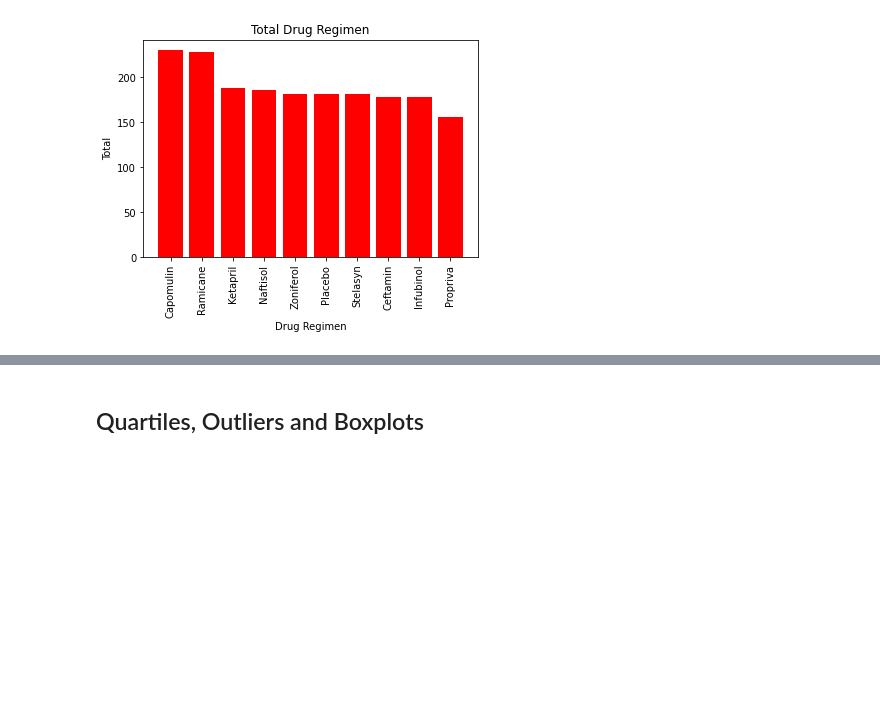
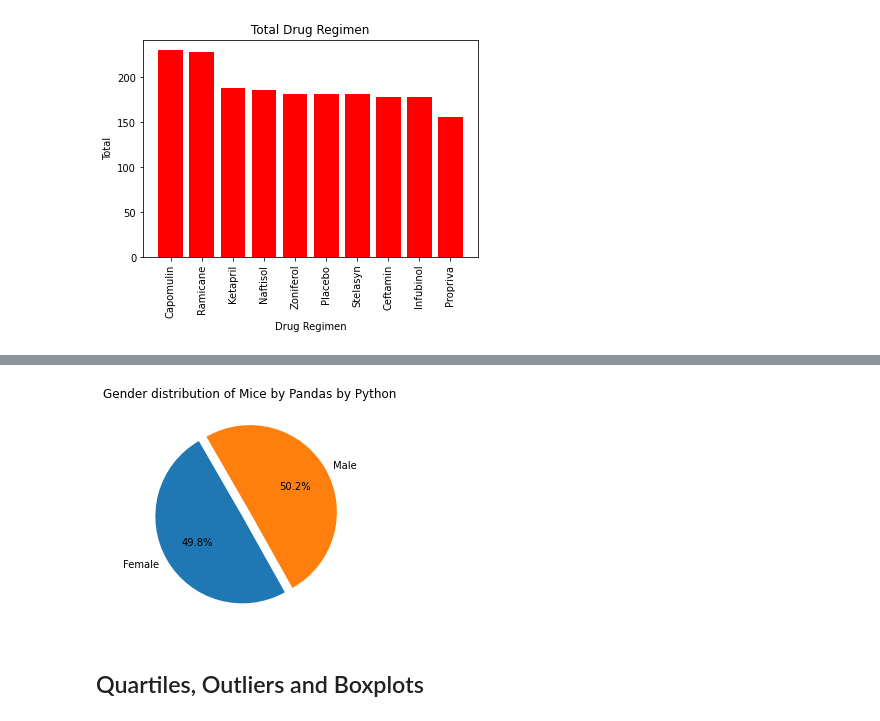
Before and after one commit to nt1983/Matplot-challenge, a Jupyter notebook: pymaceuticals_starter.ipynb, the cells around one changed output, grey strips where cells are left out. Cells and saved outputs as stored; diff of their text form; code cells hidden in the pictures; blank space fills up the shorter version.

```diff
--- a/pymaceuticals_starter.ipynb
+++ b/pymaceuticals_starter.ipynb
@@ -156,5 +158,11 @@ plt.show()
 # %%
 # Generate a pie plot showing the distribution of female versus male mice using pyplot
+explode=(0.1,0)
+plt.pie(gender_count, explode=explode, labels=label, autopct="%.1f%%", startangle=120)
+plt.title("Gender distribution of Mice by Pandas by Python")
+plt.show()
+# %% [output]
+[figure, added]
 # %% [markdown]
 ## Quartiles, Outliers and Boxplots
 # %%
```
Also changed, not shown: parts of 13 cells of this notebook.
